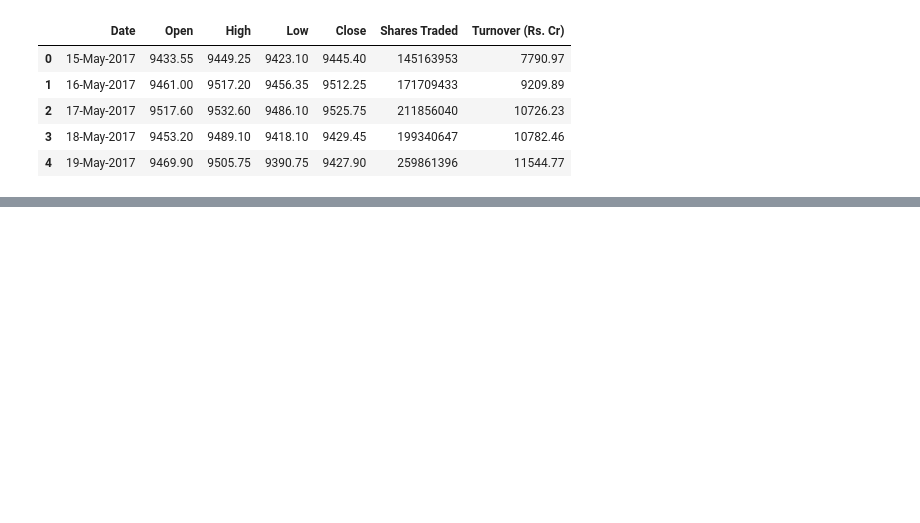
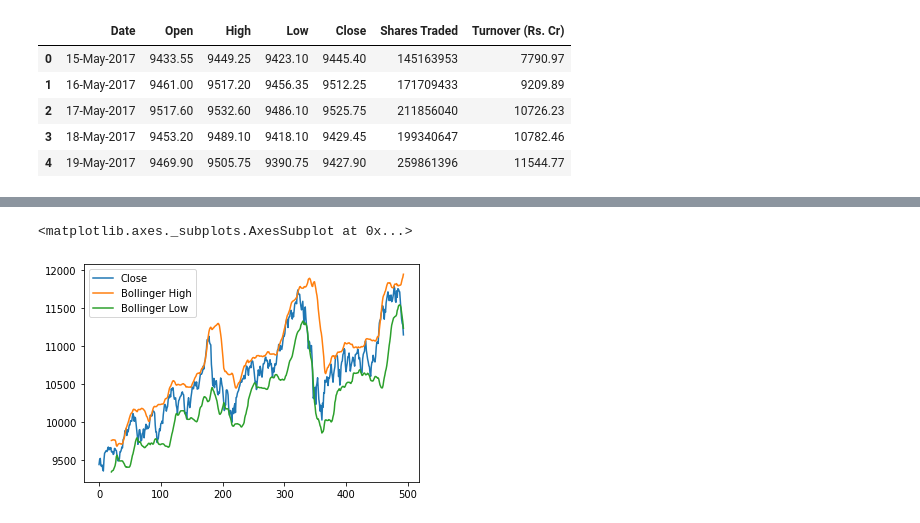
Before and after one commit to aravindh698/rep2, a Jupyter notebook: weekim.ipynb, the cells around one changed output, grey strips where cells are left out. Drawn from its saved outputs; the diff is of its cells as text; code cells hidden in the pictures; blank space fills up the shorter version.

```diff
--- a/weekim.ipynb
+++ b/weekim.ipynb
@@ -225,0 +211,18 @@ def get_last_bbh_bbl(df10):
+# %%
+#Set number of days and standard deviations to use for rolling lookback period for Bollinger band calculation
+window = 21
+no_of_std = 2
+
+#Calculate rolling mean and standard deviation using number of days set above
+rolling_mean = df10['Close'].rolling(window).mean()
+rolling_std = df10['Close'].rolling(window).std()
+
+#create two new DataFrame columns to hold values of upper and lower Bollinger bands
+df10['Rolling Mean'] = rolling_mean
+df10['Bollinger High'] = rolling_mean + (rolling_std * no_of_std)
+df10['Bollinger Low'] = rolling_mean - (rolling_std * no_of_std)
+# %%
+df10[['Close','Bollinger High','Bollinger Low']].plot()
+# %% [output]
+<matplotlib.axes._subplots.AxesSubplot at 0x...>
+[figure, added]
```
Also changed, not shown: parts of 11 cells of this notebook.
